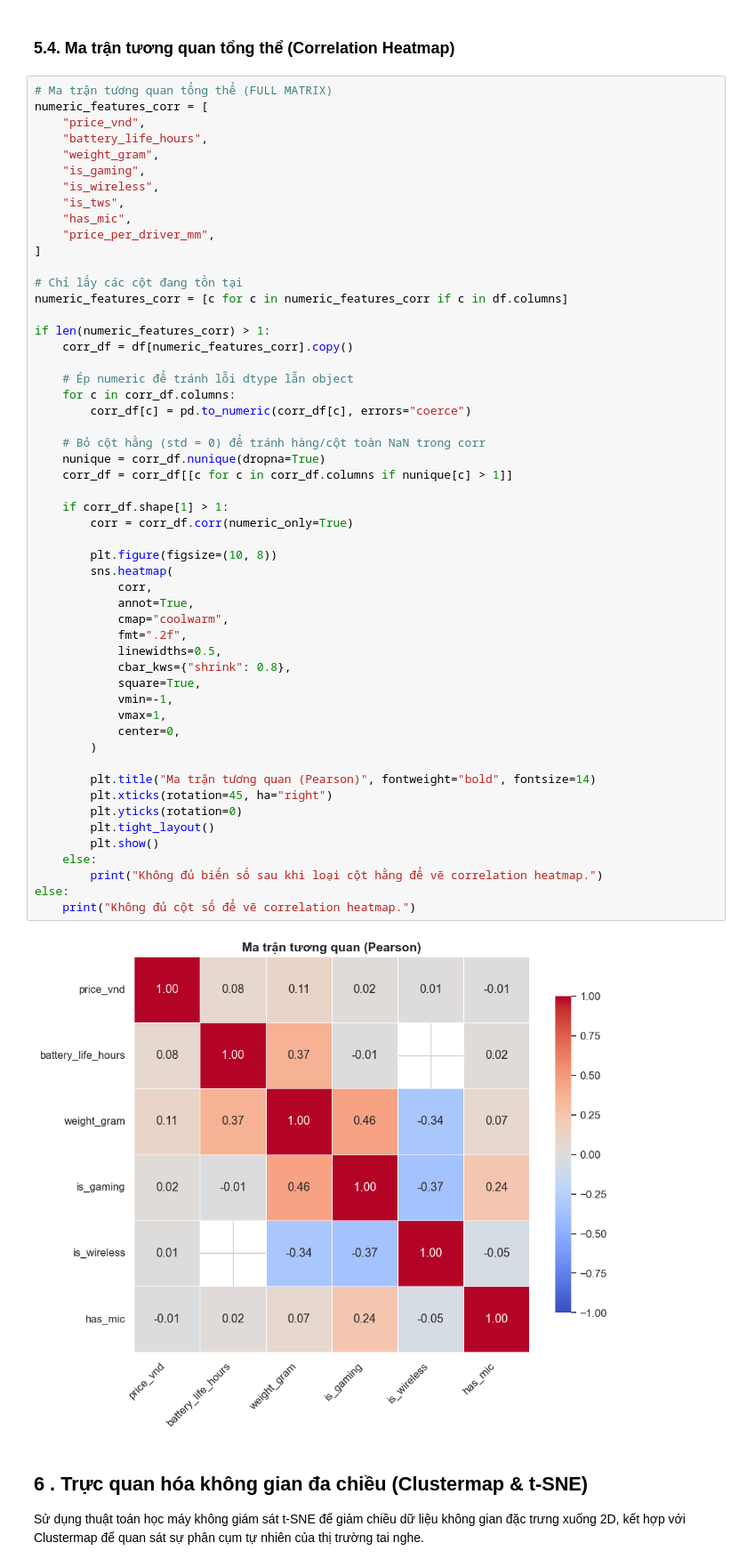
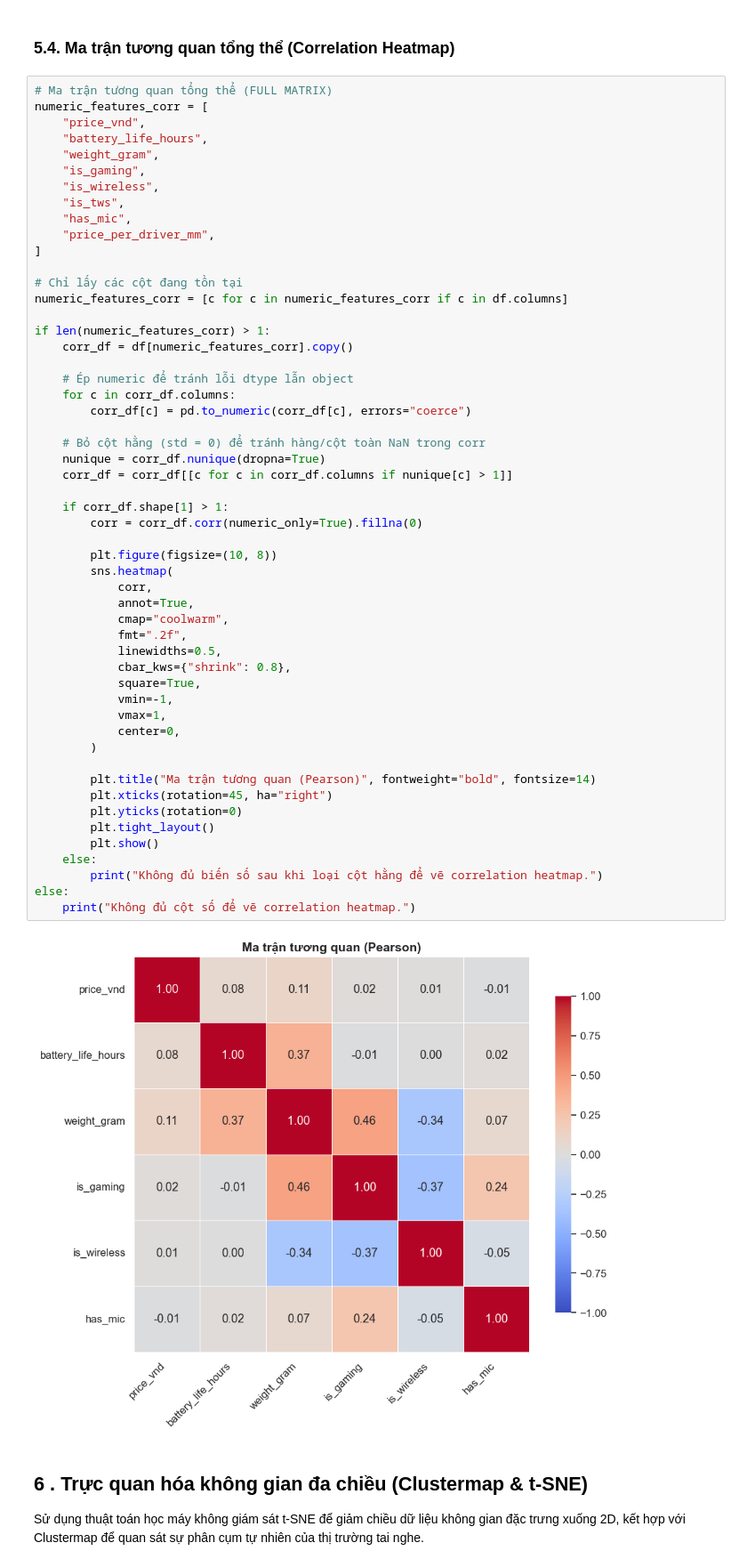
Before and after one commit to vcongggggg/KHDL, a Jupyter notebook: de_tai_2_headphone/notebooks/03-data_encoding.ipynb, the cells around one changed output. Shown at 89% size. Saved outputs shown, nothing was run; the diff lists cells and outputs as text.

Commit message:
sửa heatmap

```diff
--- a/de_tai_2_headphone/notebooks/03-data_encoding.ipynb
+++ b/de_tai_2_headphone/notebooks/03-data_encoding.ipynb
@@ -375,35 +375,35 @@ if len(numeric_features_corr) > 1:
     # Bỏ cột hằng (std = 0) để tránh hàng/cột toàn NaN trong corr
     nunique = corr_df.nunique(dropna=True)
     corr_df = corr_df[[c for c in corr_df.columns if nunique[c] > 1]]
 
     if corr_df.shape[1] > 1:
-        corr = corr_df.corr(numeric_only=True)
+        corr = corr_df.corr(numeric_only=True).fillna(0)
 
         plt.figure(figsize=(10, 8))
         sns.heatmap(
             corr,
             annot=True,
             cmap="coolwarm",
             fmt=".2f",
             linewidths=0.5,
             cbar_kws={"shrink": 0.8},
             square=True,
             vmin=-1,
             vmax=1,
             center=0,
         )
 
         plt.title("Ma trận tương quan (Pearson)", fontweight="bold", fontsize=14)
         plt.xticks(rotation=45, ha="right")
         plt.yticks(rotation=0)
         plt.tight_layout()
         plt.show()
     else:
         print("Không đủ biến số sau khi loại cột hằng để vẽ correlation heatmap.")
 else:
     print("Không đủ cột số để vẽ correlation heatmap.")
 # %% [output]
-[figure, old version]
+[figure, new version]
 # %% [markdown]
 ## 6 . Trực quan hóa không gian đa chiều (Clustermap & t-SNE)
 
```
Also changed, not shown: parts of 2 cells of this notebook.
